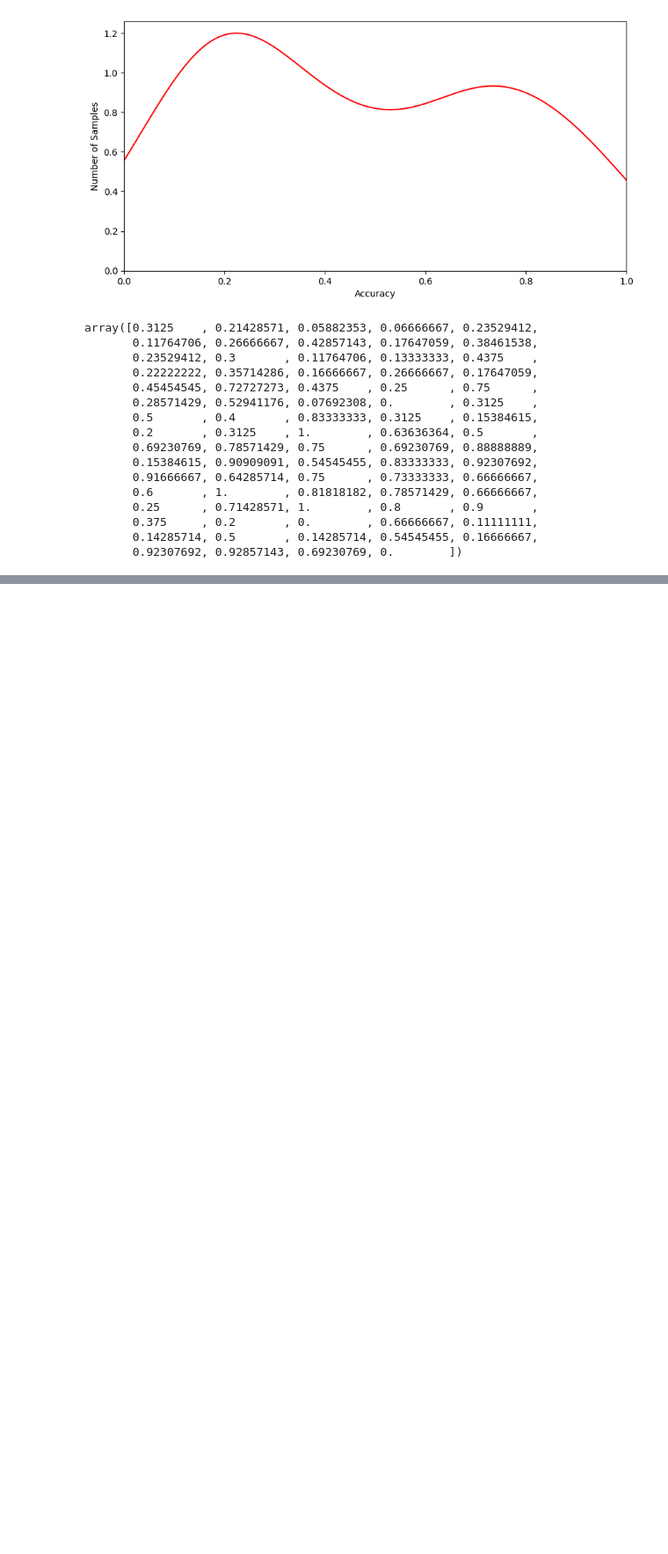
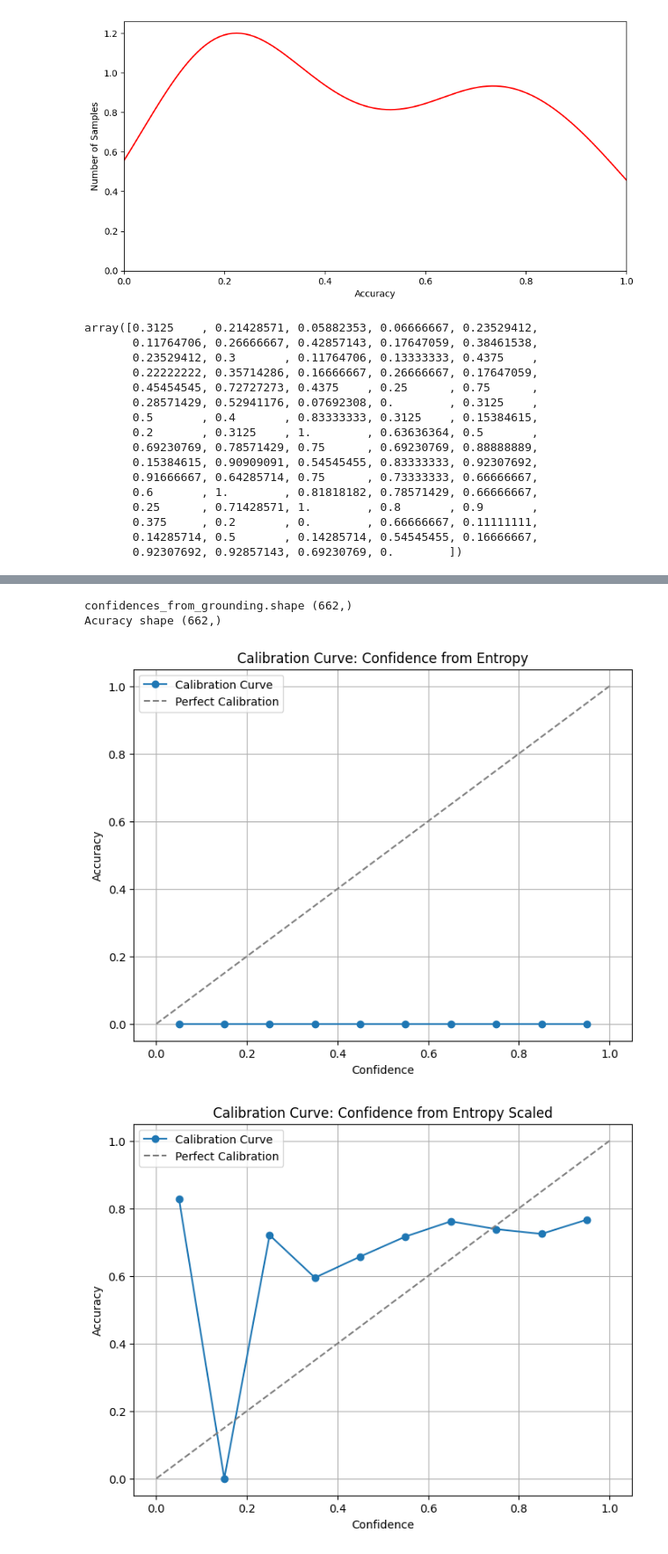
Before and after one commit to trilokpadhi/Multimodal-Uncertainty-Quantification, a Jupyter notebook: Calibration_uq_llava_io.ipynb, the cells around one changed output, grey strips where cells are left out. Shown at 88% size. Cells and saved outputs as stored; diff of their text form; code cells hidden in the pictures; blank space fills up the shorter version.

Commit message:
added debug mode & calib plots on gqa dataset

```diff
--- a/Calibration_uq_llava_io.ipynb
+++ b/Calibration_uq_llava_io.ipynb
@@ -411,0 +536,72 @@ array([0.3125    , 0.21428571, 0.05882353, 0.06666667, 0.23529412,
+# %%
+print('confidences_from_grounding.shape', confidences_from_grounding.shape)
+print('Acuracy shape', accuracies.shape)
+# %% [output]
+confidences_from_grounding.shape (662,)
+Acuracy shape (662,)
+# %%
+# scale the average enropy:
+# Calculate the minimum and maximum values of the array
+min_val = np.min(confidences_from_entropy)
+max_val = np.max(confidences_from_entropy)
+
+# Scale the array between 0 and 1
+confidences_from_entropy_scaled = (confidences_from_entropy - min_val) / (max_val - min_val)
+
+#  For confidence_metric_confidences
+min_val_confidence_metric = np.min(confidences_from_grounding)
+max_val_confidence_metric = np.max(confidences_from_grounding)
+
+confidences_from_grounding_scaled = (confidences_from_grounding - min_val_confidence_metric) / (max_val_confidence_metric - min_val_confidence_metric)
+
+# For combined_confidences
+min_val_combined = np.min(combined_confidences)
+max_val_combined = np.max(combined_confidences)
+
+combined_confidences_scaled = (combined_confidences - min_val_combined) / (max_val_combined - min_val_combined)
+# %%
+# Bin data by uncertainty
+def bin_data(confidences, accuracies, num_bins=10):
+    bins = np.linspace(0, 1, num_bins + 1)
+    bin_indices = np.digitize(confidences, bins) - 1
+
+    bin_centers = (bins[:-1] + bins[1:]) / 2  # Calculate bin centers for plotting
+    bin_accuracies = []
+
+    for i in range(num_bins):
+        bin_mask = bin_indices == i
+        if np.any(bin_mask):
+            bin_accuracies.append(np.mean(accuracies[bin_mask]))
+        else:
+            bin_accuracies.append(0)  # If no data points fall in the bin, set accuracy to 0
+
+    return bin_centers, bin_accuracies
+
+# Plot the calibration curve
+def plot_calibration_curve(confidences, accuracies, title, num_bins=10):
+    bin_centers, bin_accuracies = bin_data(confidences, accuracies, num_bins)
+
+    plt.figure(figsize=(8, 6))
+    plt.plot(bin_centers, bin_accuracies, marker='o', label='Calibration Curve')
+    plt.plot([0, 1], [0, 1], linestyle='--', color='gray', label='Perfect Calibration')
+    plt.xlabel('Confidence')
+    plt.ylabel('Accuracy')
+    plt.title(title)
+    plt.legend()
+    plt.grid(True)
+    plt.show()
+
+# Plot the calibration curves
+plot_calibration_curve(confidences_from_entropy, accuracies, 'Calibration Curve: Confidence from Entropy', num_bins=10)
+plot_calibration_curve(confidences_from_entropy_scaled, accuracies, 'Calibration Curve: Confidence from Entropy Scaled', num_bins=10)
+
+
+plot_calibration_curve(1 - confidences_from_grounding, accuracies, 'Calibration Curve: Confidence from Grounding', num_bins=10)
+
+plot_calibration_curve(1 - confidences_from_grounding_scaled, accuracies, 'Calibration Curve: Confidence from Grounding Scaled', num_bins=10)
+
+plot_calibration_curve(combined_confidences, accuracies, 'Calibration Curve: Combined Confidence Metric', num_bins=10)
+plot_calibration_curve(combined_confidences_scaled, accuracies, 'Calibration Curve: Combined Confidence Metric Scaled', num_bins=10)
+# %% [output]
+[figure, added]
+[figure, added]
```
Also changed, not shown: parts of 9 cells of this notebook, 5 other files.
